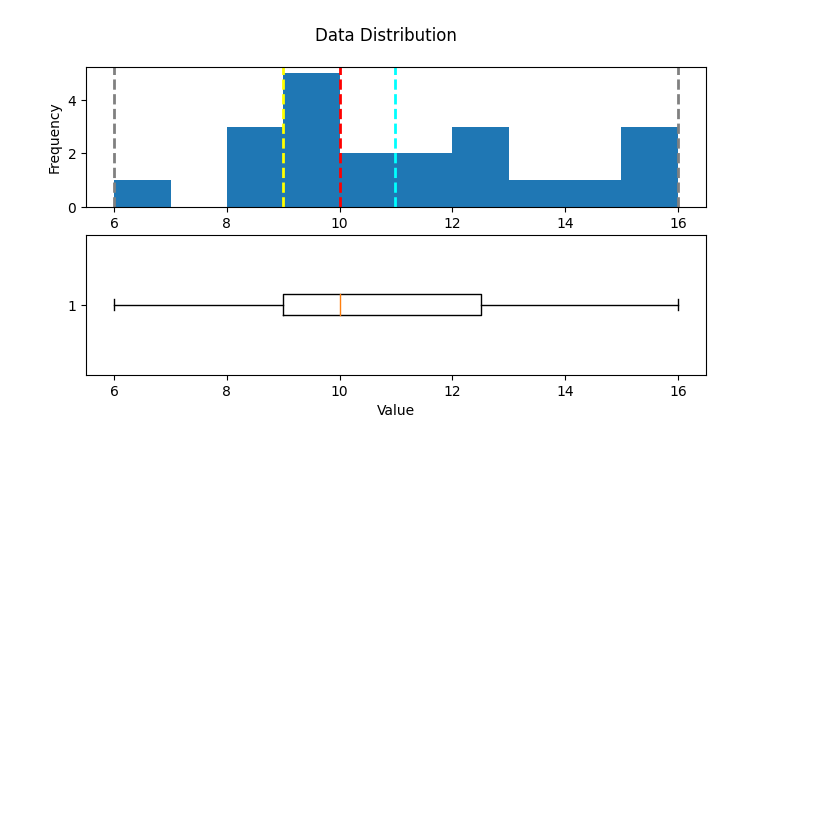
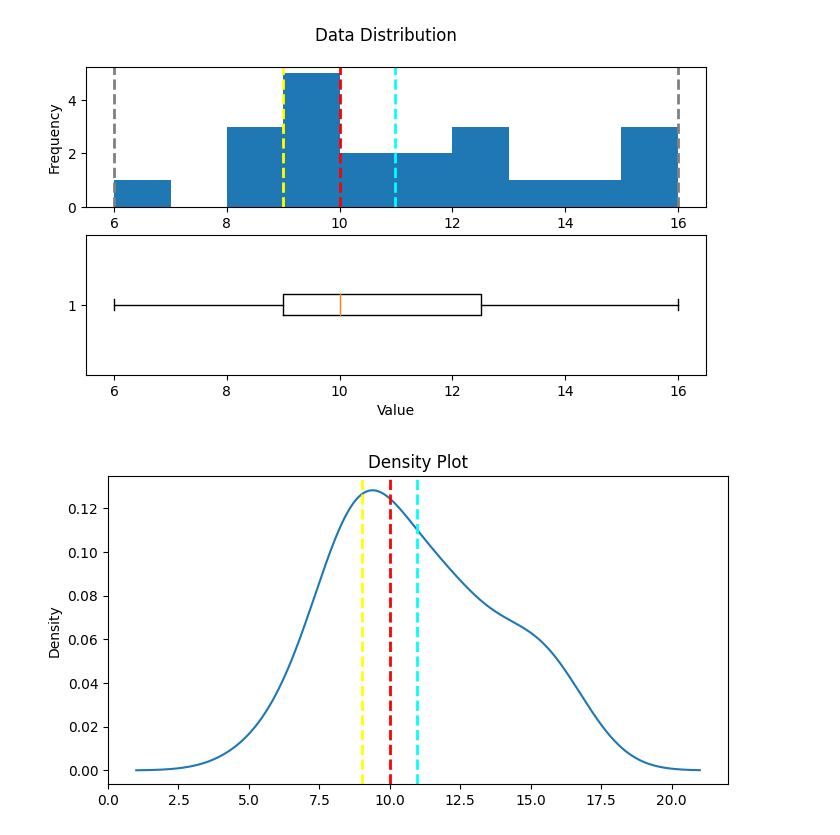
Before and after one commit to md05-portfolio/Microsoft_ML_Challenge, a Jupyter notebook: Explore_RWD_with_Python.ipynb, the cells around one changed output. Saved outputs shown, nothing was run; the diff lists cells and outputs as text; code cells hidden in the pictures; blank space fills up the shorter version.

```diff
--- a/Explore_RWD_with_Python.ipynb
+++ b/Explore_RWD_with_Python.ipynb
@@ -181,3 +183,29 @@ Median:10.00
 Mode:9.00
 Maximum:16.00
 [figure]
+# %%
+'''
+Notice the clean display of box plot. Notice most of hours lie between 8 & 13. However values such as 16 seem to pull the mean. Lets get additional details by plotting density graph.
+Time to build another function
+'''
+def show_density(var_data):
+    fig = plt.figure(figsize=(8,4))
+
+    # Plot density
+    var_data.plot.density()
+
+    # Add titles and labels
+    plt.title('Density Plot')
+
+    # Show the mean, median, and mode
+    plt.axvline(x=var_data.mean(), color = 'cyan', linestyle='dashed', linewidth = 2)
+    plt.axvline(x=var_data.median(), color = 'red', linestyle='dashed', linewidth = 2)
+    plt.axvline(x=var_data.mode()[0], color = 'yellow', linestyle='dashed', linewidth = 2)
+
+    # Show the figure
+    plt.show()
+# %%
+# Plot studyhours
+show_density(sh)
+# %% [output]
+[figure, added]
```
Also changed, not shown: parts of 2 cells of this notebook.
